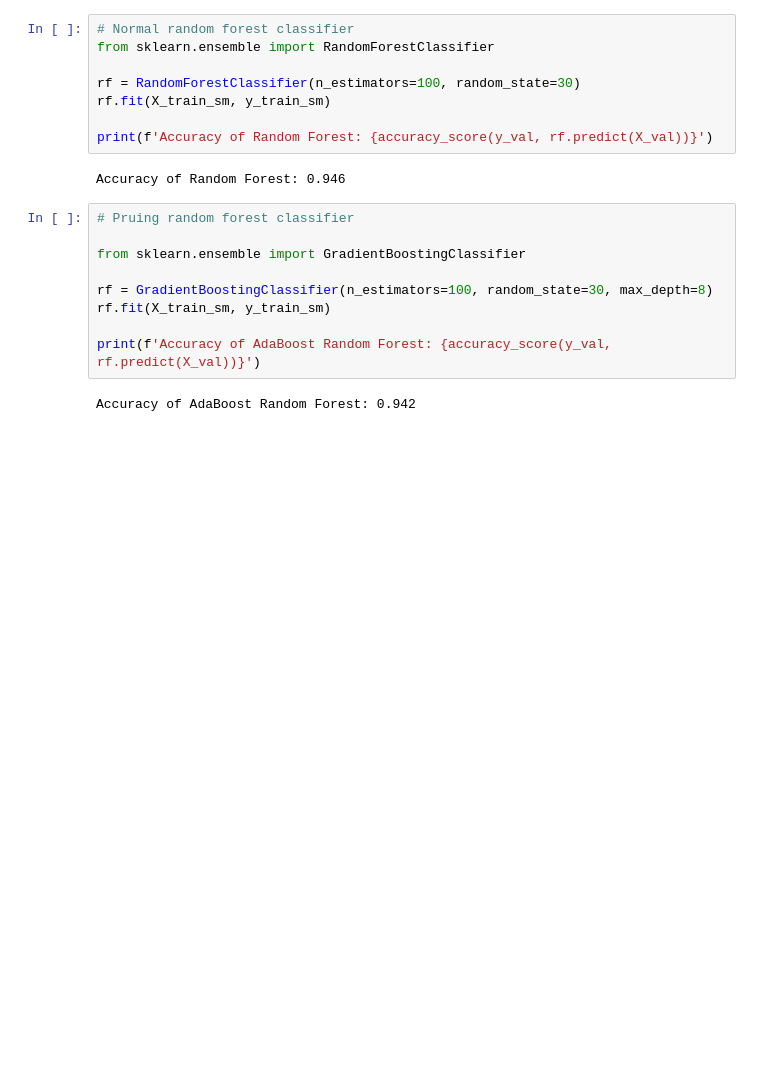
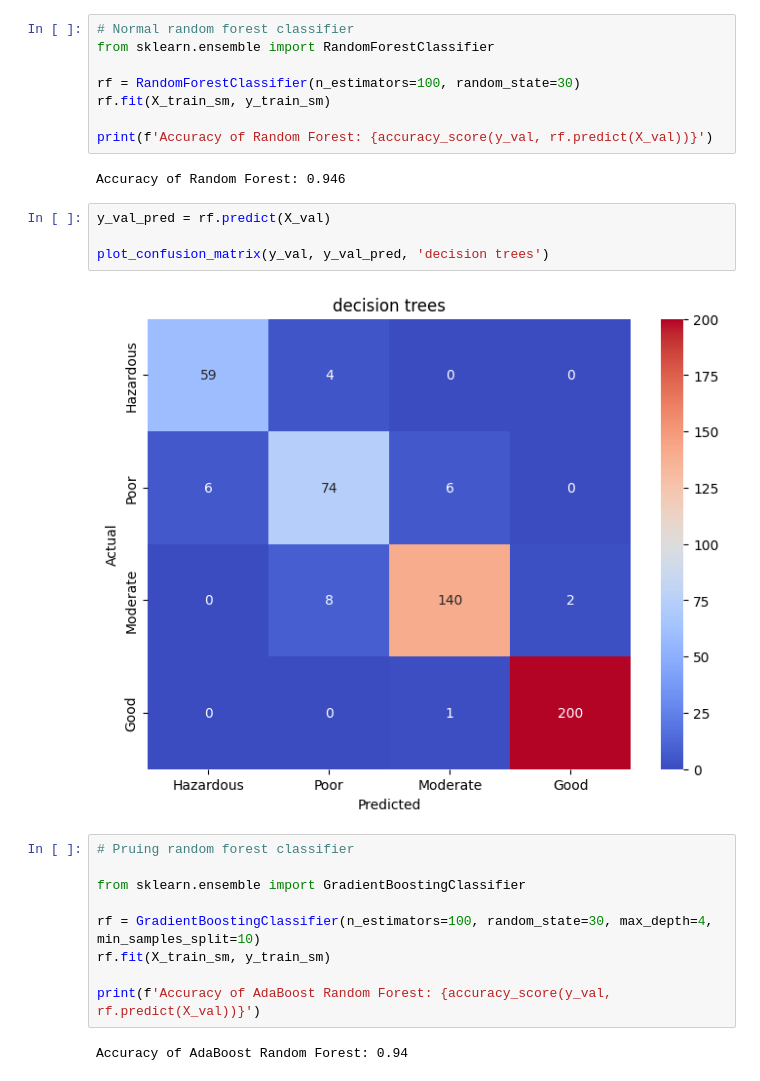
Before and after one commit to fabiotdt/rec_sys, a Jupyter notebook: lab_02_mclass.ipynb, the cells around one changed output. Cells and saved outputs as stored; diff of their text form; blank space fills up the shorter version.

```diff
--- a/lab_02_mclass.ipynb
+++ b/lab_02_mclass.ipynb
@@ -386,14 +452,20 @@ rf.fit(X_train_sm, y_train_sm)
 print(f'Accuracy of Random Forest: {accuracy_score(y_val, rf.predict(X_val))}')
 # %% [output]
 Accuracy of Random Forest: 0.946
+# %%
+y_val_pred = rf.predict(X_val)
+
+plot_confusion_matrix(y_val, y_val_pred, 'decision trees')
+# %% [output]
+[figure, added]
 # %%
 # Pruing random forest classifier
 
 from sklearn.ensemble import GradientBoostingClassifier
 
-rf = GradientBoostingClassifier(n_estimators=100, random_state=30, max_depth=8)
+rf = GradientBoostingClassifier(n_estimators=100, random_state=30, max_depth=4, min_samples_split=10)
 rf.fit(X_train_sm, y_train_sm)
 
 print(f'Accuracy of AdaBoost Random Forest: {accuracy_score(y_val, rf.predict(X_val))}')
 # %% [output]
-Accuracy of AdaBoost Random Forest: 0.942
+Accuracy of AdaBoost Random Forest: 0.94
```
Also changed, not shown: parts of 11 cells of this notebook, 15 other files.
